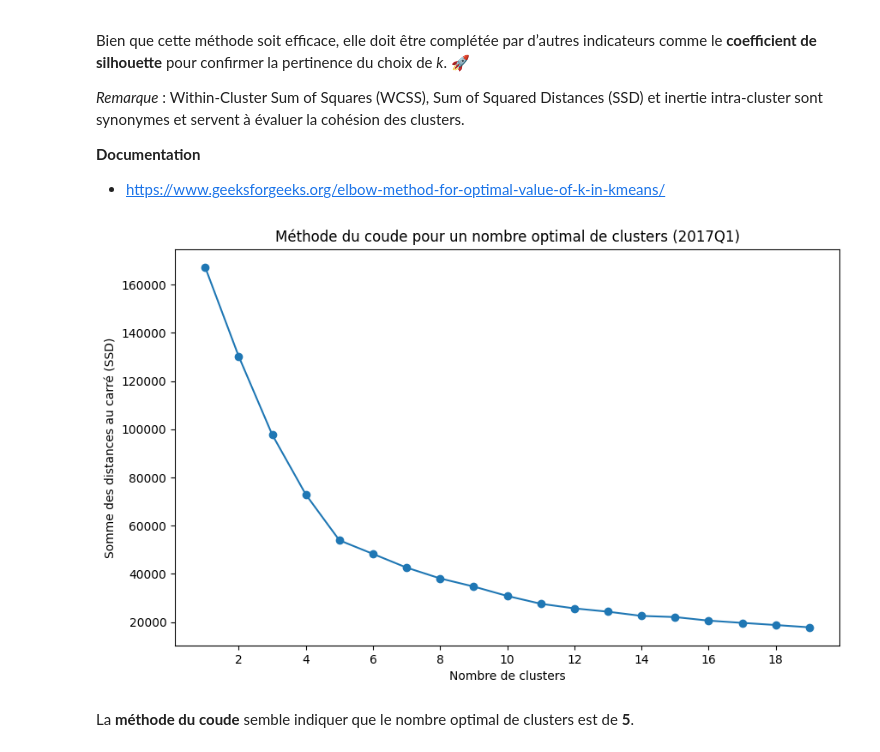
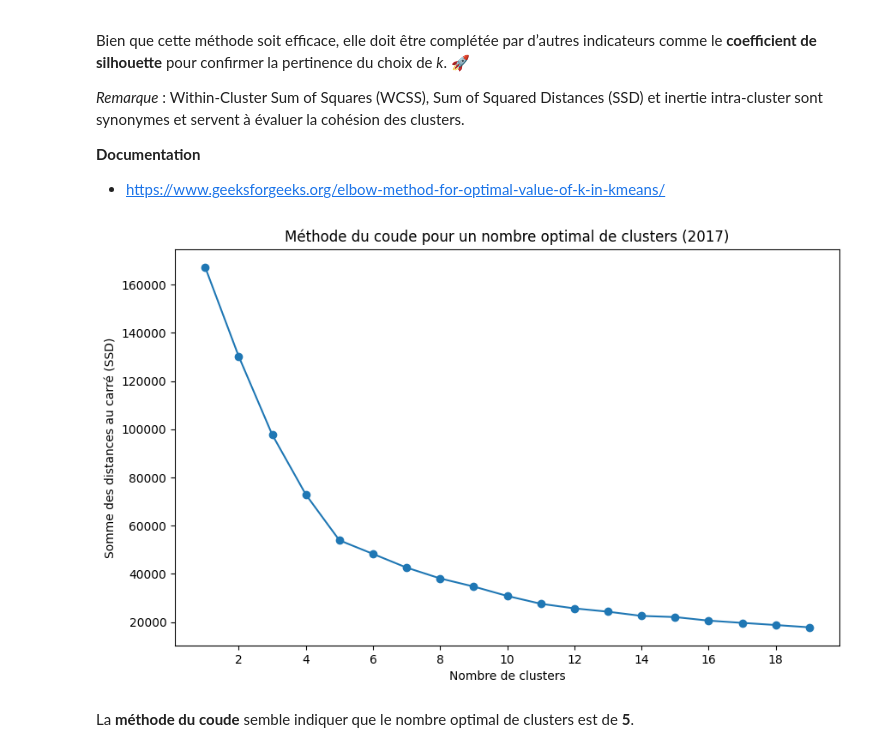
Before and after one commit to DavidScanu/oc-ai-engineer-p05-segmentez-clients-e-commerce, a Jupyter notebook: p05-david_scanu_03_notebook_clustering_20250117 copy.ipynb, the cells around one changed output. Cells and saved outputs as stored; diff of their text form; code cells hidden in the pictures.

```diff
--- a/p05-david_scanu_03_notebook_clustering_20250117.ipynb
+++ b/p05-david_scanu_03_notebook_clustering_20250117 copy.ipynb
@@ -237,14 +237,14 @@ ssd = calculate_ssd(X_baseline)
 # %%
 # Tracer le SSE pour chaque nombre de clusters
 plt.figure(figsize=(10, 6))
 plt.plot(list(ssd.keys()), list(ssd.values()), marker='o')
-plt.title('Méthode du coude pour un nombre optimal de clusters (2017Q1)')
+plt.title('Méthode du coude pour un nombre optimal de clusters (2017)')
 plt.xlabel('Nombre de clusters')
 plt.ylabel('Somme des distances au carré (SSD)')
 plt.gca().xaxis.set_major_locator(MaxNLocator(integer=True))
 plt.show()
 # %% [output]
-[figure, old version]
+[figure, new version]
 # %% [markdown]
 La **méthode du coude** semble indiquer que le nombre optimal de clusters est de **5**.
 # %% [markdown]
```
Also changed, not shown: parts of 5 cells of this notebook, 1 other file.
